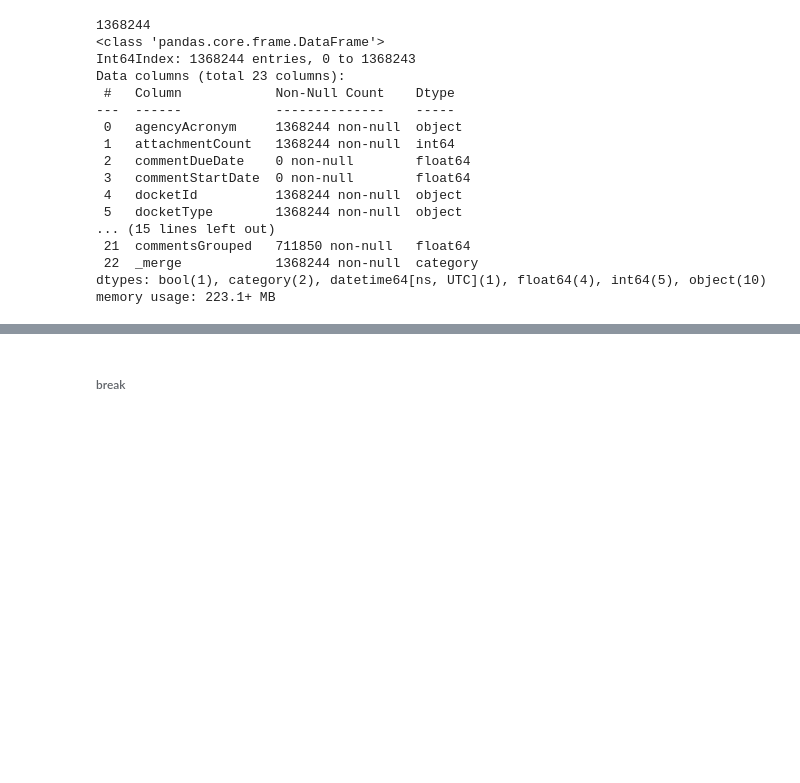
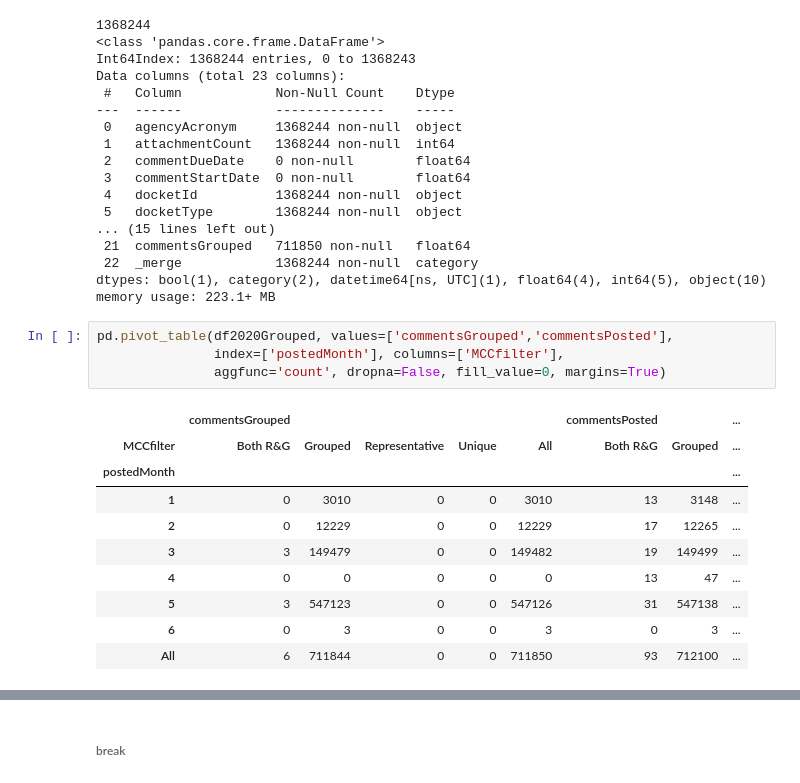
Before and after one commit to mfebrizio/public-commenting-COVID-19, a Jupyter notebook: Analyze Comments/Public Commenting and COVID-19 - Analysis.ipynb, the cells around one changed output, grey strips where cells are left out. Drawn from its saved outputs; the diff is of its cells as text; blank space fills up the shorter version.

```diff
--- a/Analyze Comments/Public Commenting and COVID-19 - Analysis.ipynb
+++ b/Analyze Comments/Public Commenting and COVID-19 - Analysis.ipynb
@@ -681,3 +681,18 @@ Data columns (total 23 columns):
  22  _merge            1368244 non-null  category
 dtypes: bool(1), category(2), datetime64[ns, UTC](1), float64(4), int64(5), object(10)
 memory usage: 223.1+ MB
+# %%
+pd.pivot_table(df2020Grouped, values=['commentsGrouped','commentsPosted'],
+               index=['postedMonth'], columns=['MCCfilter'],
+               aggfunc='count', dropna=False, fill_value=0, margins=True)
+# %% [output]
+|  | commentsGrouped |  |  |  |  | commentsPosted |  | ... |
+| MCCfilter | Both R&G | Grouped | Representative | Unique | All | Both R&G | Grouped | ... |
+| postedMonth |  |  |  |  |  |  |  | ... |
+| 1 | 0 | 3010 | 0 | 0 | 3010 | 13 | 3148 | ... |
+| 2 | 0 | 12229 | 0 | 0 | 12229 | 17 | 12265 | ... |
+| 3 | 3 | 149479 | 0 | 0 | 149482 | 19 | 149499 | ... |
+| 4 | 0 | 0 | 0 | 0 | 0 | 13 | 47 | ... |
+| 5 | 3 | 547123 | 0 | 0 | 547126 | 31 | 547138 | ... |
+| 6 | 0 | 3 | 0 | 0 | 3 | 0 | 3 | ... |
+| All | 6 | 711844 | 0 | 0 | 711850 | 93 | 712100 | ... |
```
Also changed, not shown: parts of 17 cells of this notebook.
